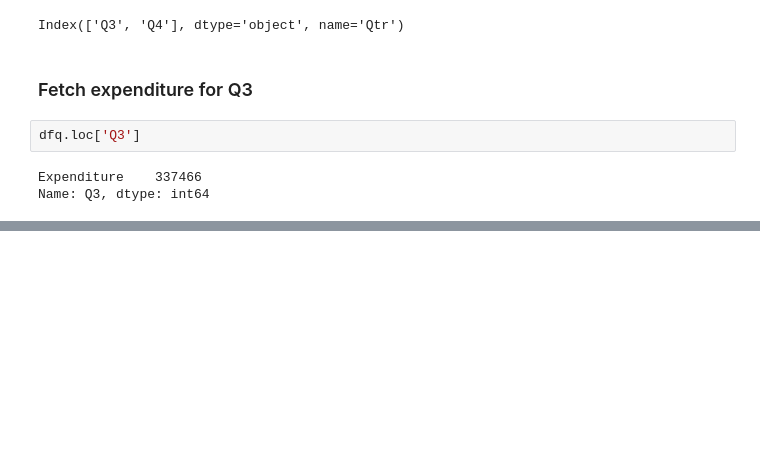
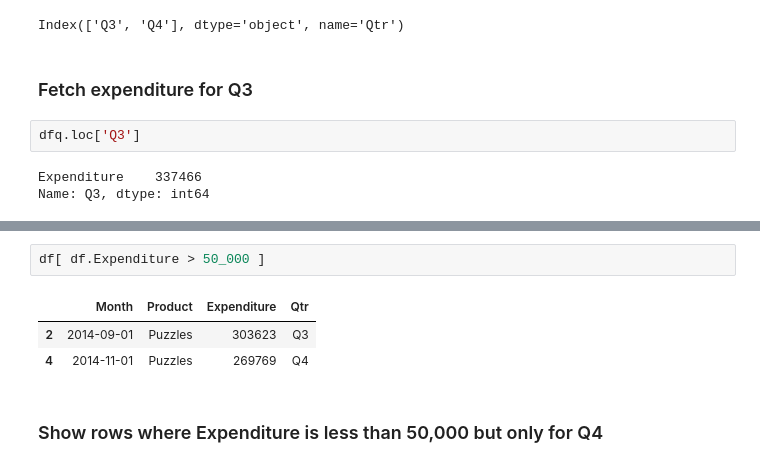
Before and after one commit to asarfraaz/Advanced_Python_Jun2k24, a Jupyter notebook: Sales/Pandas_Toys.ipynb, the cells around one changed output, grey strips where cells are left out. Cells and saved outputs as stored; diff of their text form; blank space fills up the shorter version.

```diff
--- a/Sales/Pandas_Toys.ipynb
+++ b/Sales/Pandas_Toys.ipynb
@@ -245,0 +297,8 @@ Name: Q3, dtype: int64
+# %%
+df[ df.Expenditure > 50_000 ]
+# %% [output]
+|  | Month | Product | Expenditure | Qtr |
+| 2 | 2014-09-01 | Puzzles | 303623 | Q3 |
+| 4 | 2014-11-01 | Puzzles | 269769 | Q4 |
+# %% [markdown]
+### Show rows where Expenditure is less than 50,000 but only for Q4
```
Also changed, not shown: parts of 14 cells of this notebook.
